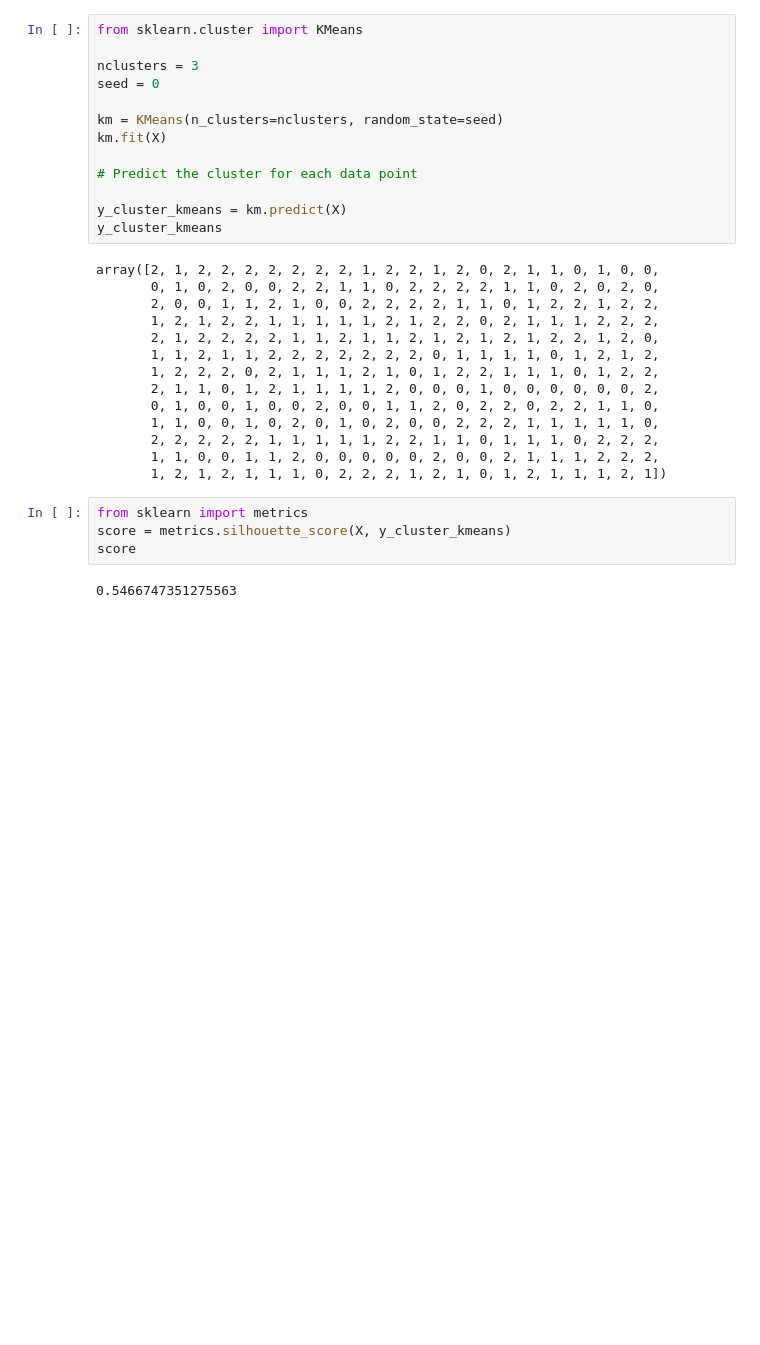
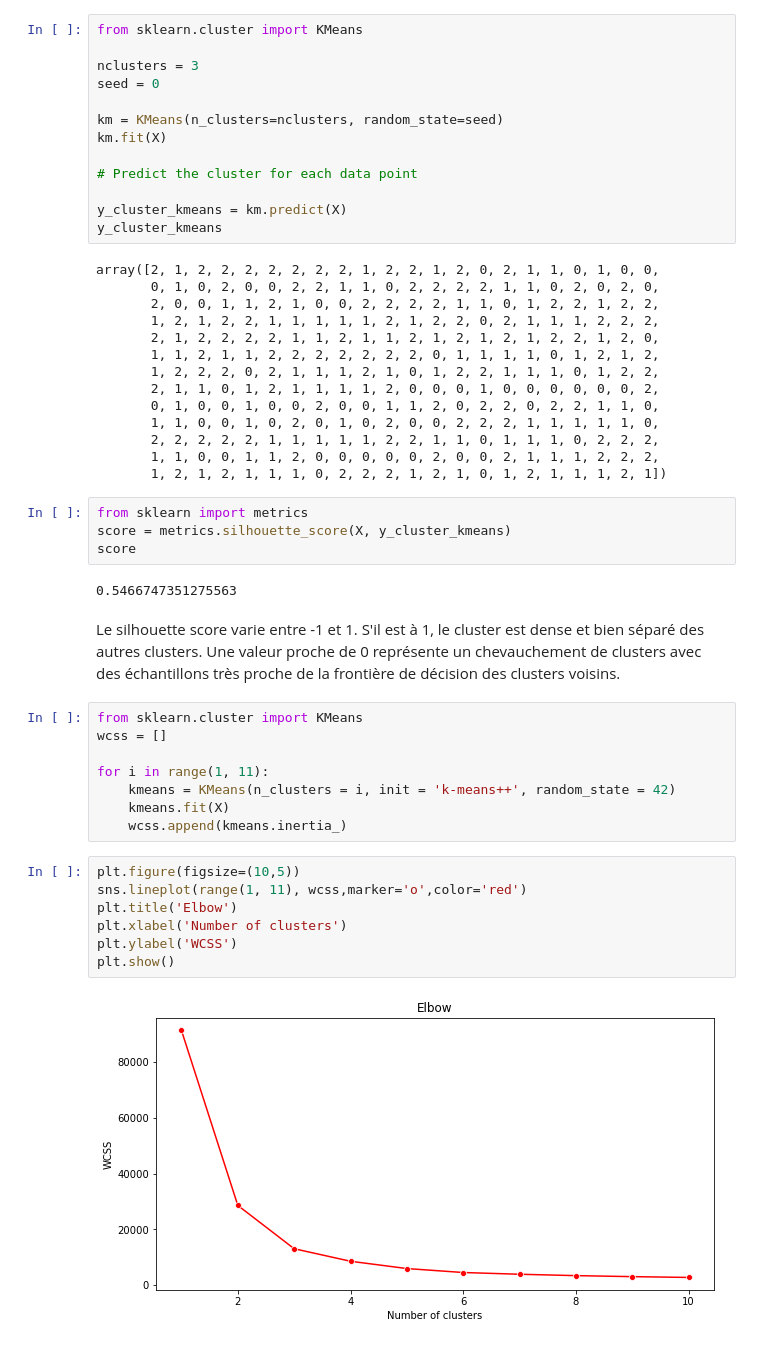
Before and after one commit to armelito60/IntroML-microsoft, a Jupyter notebook: Clustering/K-means/notebook.ipynb, the cells around one changed output. Drawn from its saved outputs; the diff is of its cells as text; blank space fills up the shorter version.

Commit message:
build a model - elbow method

```diff
--- a/Clustering/K-means/notebook.ipynb
+++ b/Clustering/K-means/notebook.ipynb
@@ -174,3 +174,22 @@ score = metrics.silhouette_score(X, y_cluster_kmeans)
 score
 # %% [output]
 0.5466747351275563
+# %% [markdown]
+Le silhouette score varie entre -1 et 1. S'il est à 1, le cluster est dense et bien séparé des autres clusters. Une valeur proche de 0 représente un chevauchement de clusters avec des échantillons très proche de la frontière de décision des clusters voisins.
+# %%
+from sklearn.cluster import KMeans
+wcss = []
+
+for i in range(1, 11):
+    kmeans = KMeans(n_clusters = i, init = 'k-means++', random_state = 42)
+    kmeans.fit(X)
+    wcss.append(kmeans.inertia_)
+# %%
+plt.figure(figsize=(10,5))
+sns.lineplot(range(1, 11), wcss,marker='o',color='red')
+plt.title('Elbow')
+plt.xlabel('Number of clusters')
+plt.ylabel('WCSS')
+plt.show()
+# %% [output]
+[figure, added]
```
